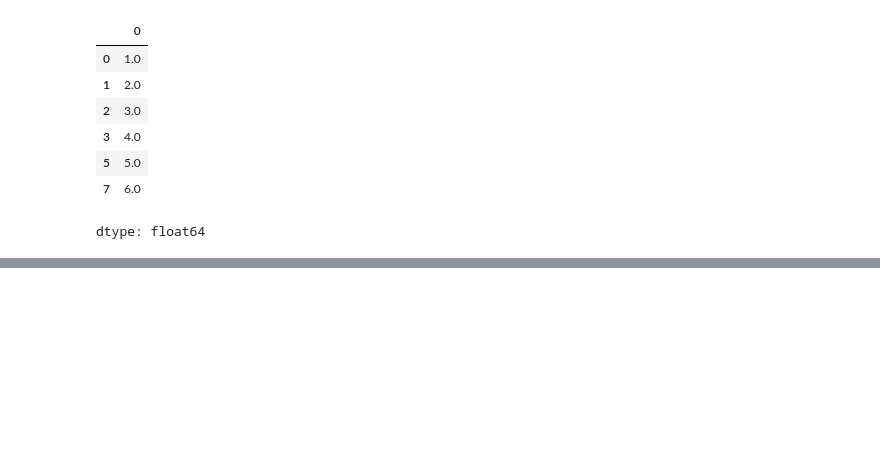
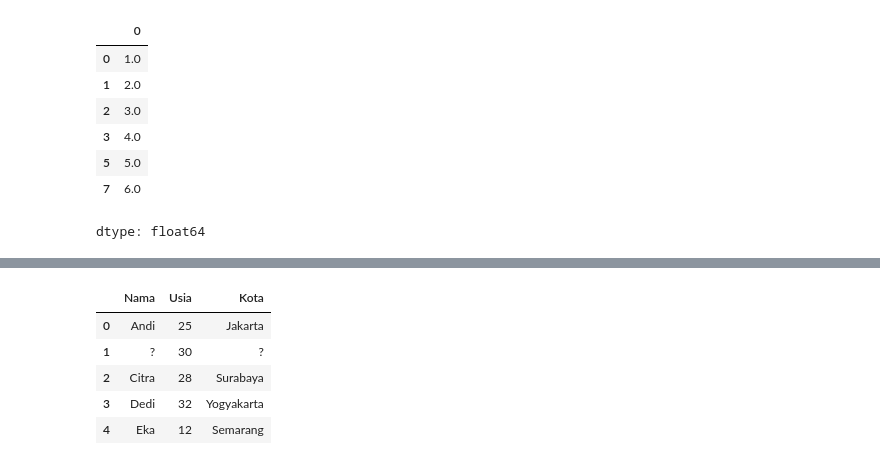
Before and after one commit to DVN111/Data-Analyst-Portfolio, a Jupyter notebook: PANDAS_Learning.ipynb, the cells around one changed output, grey strips where cells are left out. Cells and saved outputs as stored; diff of their text form; code cells hidden in the pictures; blank space fills up the shorter version.

```diff
--- a/PANDAS_Learning.ipynb
+++ b/PANDAS_Learning.ipynb
@@ -414,0 +563,19 @@ filled_with_mmean = null_series.fillna(null_series.mean())
+# %%
+data = {'Nama': ['Andi', '?', 'Citra', 'Dedi', 'Eka'],
+        'Usia': [25, 30, 28, 32, 120],
+        'Kota': ['Jakarta', '?', 'Surabaya', 'Yogyakarta', 'Semarang']}
+df = pd.DataFrame(data)
+df
+
+# advance null handling
+df.loc[df['Usia'] > 100, 'Usia'] # kode ini adalah kode untuk engekstak record dan kolom pada kondisi tertentu
+# df.loc[df['nama kolom yg dijadikan kondisi'] > 2, 'nama kolomm yang akan diambil/ditampilkan' / ['kolom1','kolom2']]
+df.loc[df['Usia'] > 100, 'Usia'] = df.loc[df['Usia'] > 100, 'Usia'] / 10
+df
+# %% [output]
+|  | Nama | Usia | Kota |
+| 0 | Andi | 25 | Jakarta |
+| 1 | ? | 30 | ? |
+| 2 | Citra | 28 | Surabaya |
+| 3 | Dedi | 32 | Yogyakarta |
+| 4 | Eka | 12 | Semarang |
```
Also changed, not shown: parts of 14 cells of this notebook.
